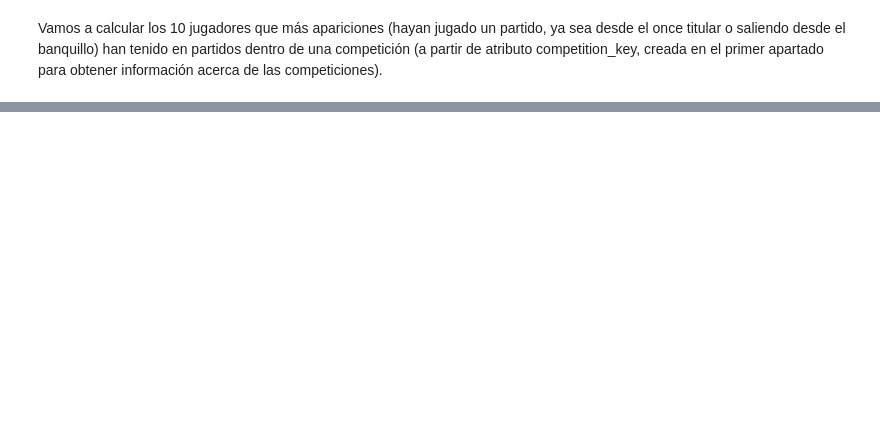
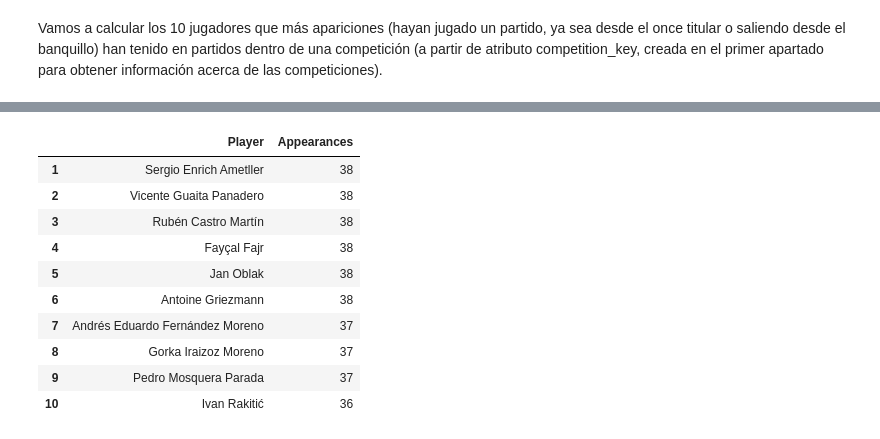
Before and after one commit to Jaime-Linares/EDA-FootySage, a Jupyter notebook: EDA(FootySage).ipynb, the cells around one changed output, grey strips where cells are left out. Cells and saved outputs as stored; diff of their text form; code cells hidden in the pictures; blank space fills up the shorter version.

```diff
--- a/EDA(FootySage).ipynb
+++ b/EDA(FootySage).ipynb
@@ -550,0 +648,19 @@ Vamos a calcular los 10 jugadores que más apariciones (hayan jugado un partido,
+# %%
+competition_key = "La Liga (2015/2016, male)"
+lineups_df_laliga_1516_male = load_lineups_by_competition(competition_key, ruta_lineups, matches_df)
+# %%
+top_jugadores_laliga_1516_male = top_10_players_by_appearances(lineups_df_laliga_1516_male)
+# %%
+top_jugadores_laliga_1516_male.head(10)
+# %% [output]
+|  | Player | Appearances |
+| 1 | Sergio Enrich Ametller | 38 |
+| 2 | Vicente Guaita Panadero | 38 |
+| 3 | Rubén Castro Martín | 38 |
+| 4 | Fayçal Fajr | 38 |
+| 5 | Jan Oblak | 38 |
+| 6 | Antoine Griezmann | 38 |
+| 7 | Andrés Eduardo Fernández Moreno | 37 |
+| 8 | Gorka Iraizoz Moreno | 37 |
+| 9 | Pedro Mosquera Parada | 37 |
+| 10 | Ivan Rakitić | 36 |
```
Also changed, not shown: parts of 16 cells of this notebook.
